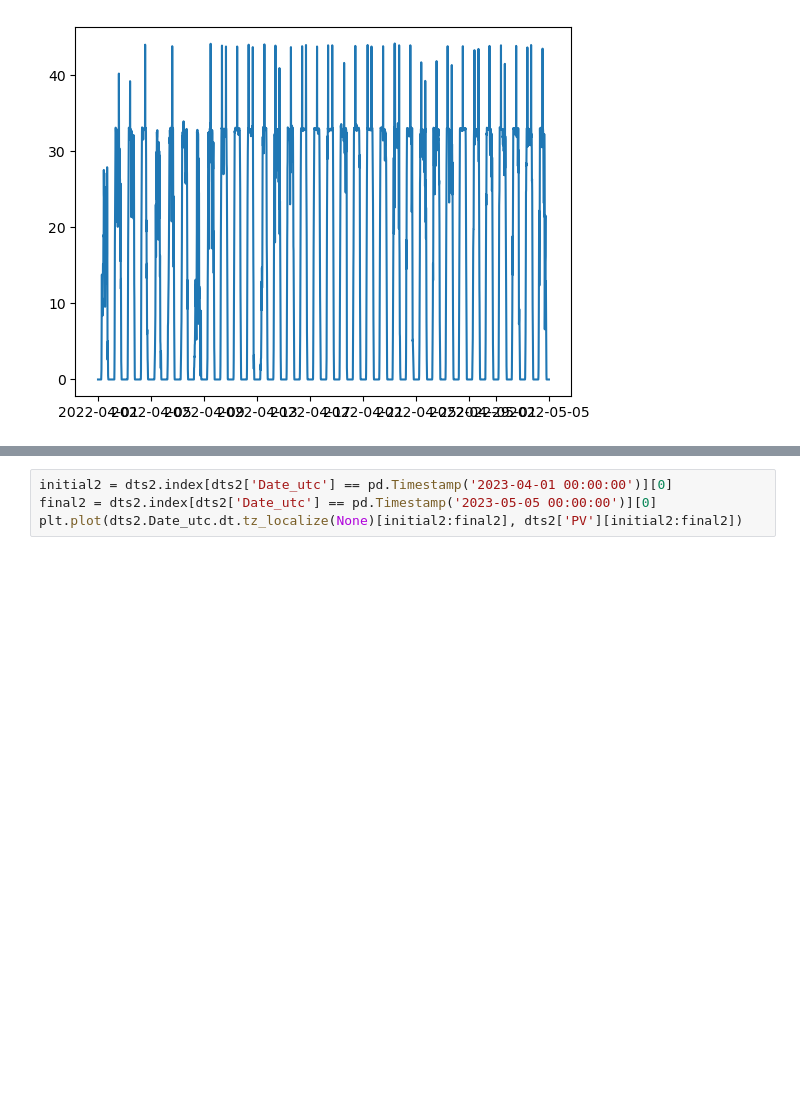
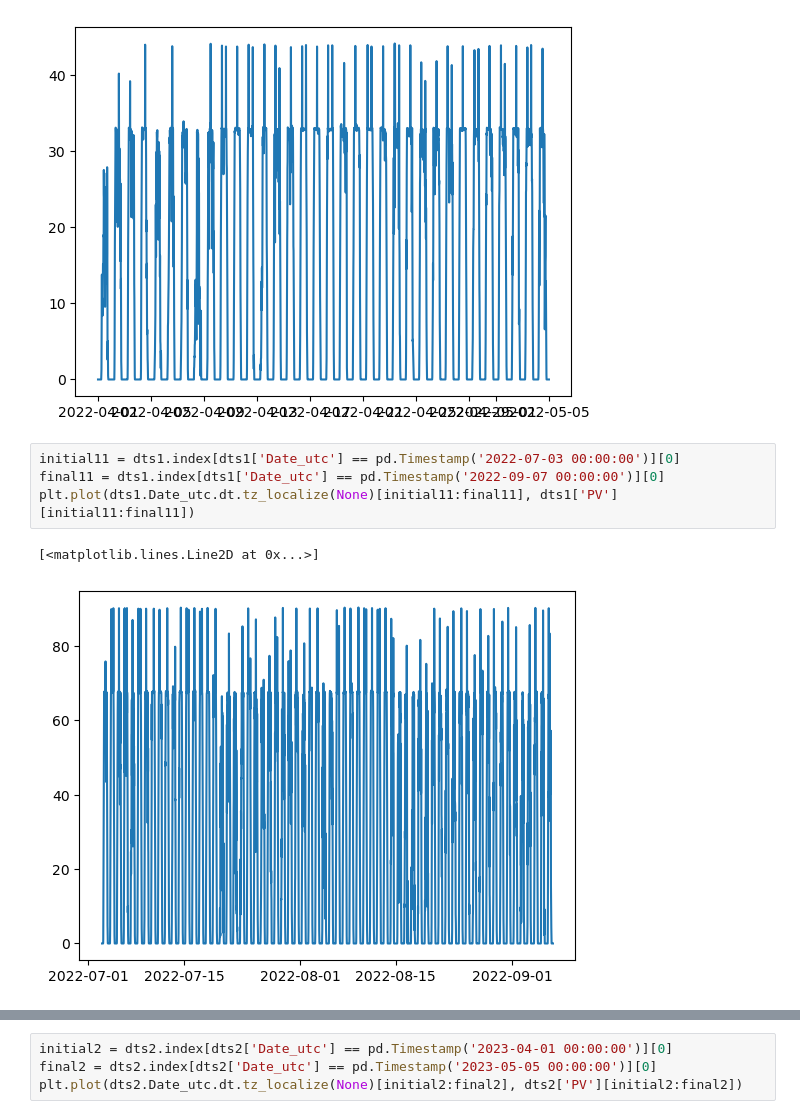
Before and after one commit to SpongeStark/Pre-PhD, a Jupyter notebook: demo/PV_2022_limit_configuration.ipynb, the cells around one changed output, grey strips where cells are left out. Drawn from its saved outputs; the diff is of its cells as text; blank space fills up the shorter version.

```diff
--- a/demo/PV_2022_limit_configuration.ipynb
+++ b/demo/PV_2022_limit_configuration.ipynb
@@ -120,4 +120,11 @@ plt.plot(dts1.Date_utc.dt.tz_localize(None)[initial:final], dts1['PV'][initial:f
 # %% [output]
 [<matplotlib.lines.Line2D at 0x...>]
 [figure]
+# %%
+initial11 = dts1.index[dts1['Date_utc'] == pd.Timestamp('2022-07-03 00:00:00')][0]
+final11 = dts1.index[dts1['Date_utc'] == pd.Timestamp('2022-09-07 00:00:00')][0]
+plt.plot(dts1.Date_utc.dt.tz_localize(None)[initial11:final11], dts1['PV'][initial11:final11])
+# %% [output]
+[<matplotlib.lines.Line2D at 0x...>]
+[figure, added]
 # %%
```
Also changed, not shown: parts of 10 cells of this notebook.
